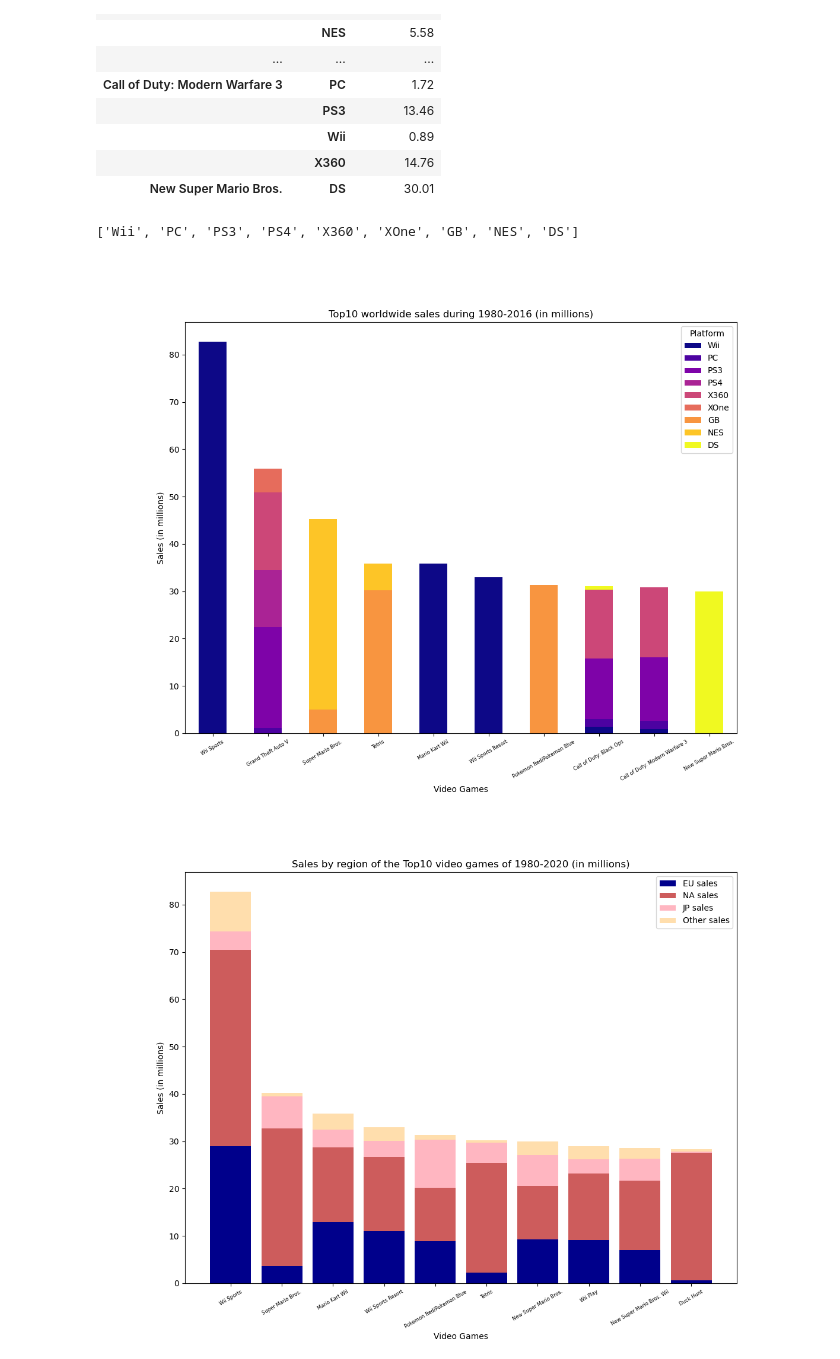
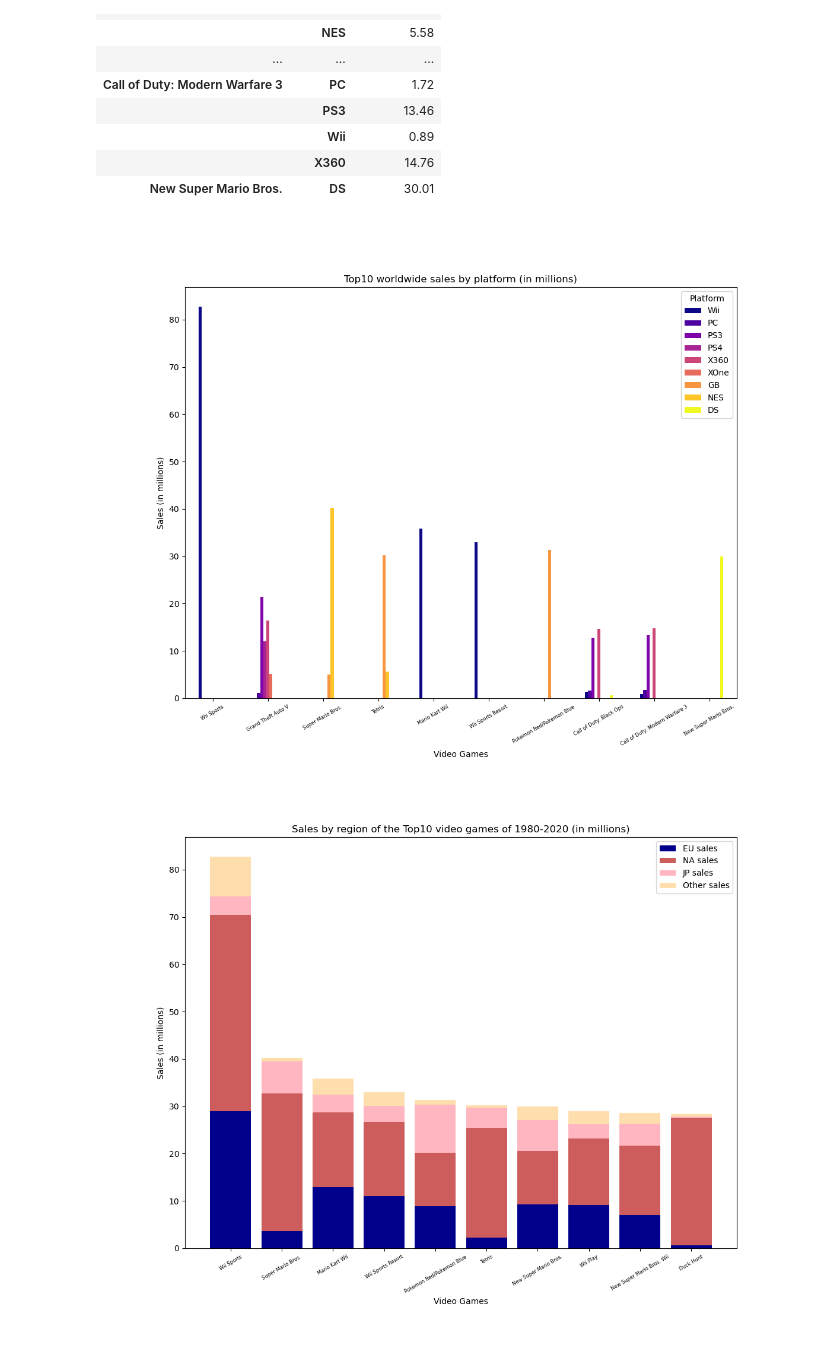
Before and after one commit to kchardon/video-games-project, a Jupyter notebook: data.ipynb, the cells around one changed output. Cells and saved outputs as stored; diff of their text form; code cells hidden in the pictures.

```diff
--- a/data.ipynb
+++ b/data.ipynb
@@ -170,24 +170,22 @@ salesTop10Platf
 | New Super Mario Bros. | DS | 30.01 |
 # %%
 platf = list(salesTop10Platf.index.get_level_values(1).unique())
-platf
-# %% [output]
-['Wii', 'PC', 'PS3', 'PS4', 'X360', 'XOne', 'GB', 'NES', 'DS']
 # %%
+# Number of sales of the top 10 best-selling games by plarform
 salesTop10Platf.reindex(platf,level=1)
 
 fig = plt.figure(figsize=(12,9))
 ax=plt.subplot()
 fig.canvas.layout.height = '950px'
-salesTop10Platf.unstack()['Global_Sales'].reindex(platf,axis=1).plot(ax=ax,kind='bar', stacked=True,colormap = my_cmap)
+salesTop10Platf.unstack()['Global_Sales'].reindex(platf,axis=1).plot(ax=ax,kind='bar',colormap = my_cmap)
 plt.xticks(np.arange(nb_vg), top10,fontsize=6,rotation=30)
-plt.title('Top10 worldwide sales during 1980-2016 (in millions)')
+plt.title('Top10 worldwide sales by platform (in millions)')
 ax.set_ylabel('Sales (in millions)')
 ax.set_xlabel('Video Games')
 
 plt.show()
 # %% [output]
-[figure, old version]
+[figure, new version]
 # %%
 # Number of sales of the top 10 best-selling games by region
 labels = sales.iloc[:nb_vg,1]
```
Also changed, not shown: parts of 1 cell of this notebook, 1 other file.
